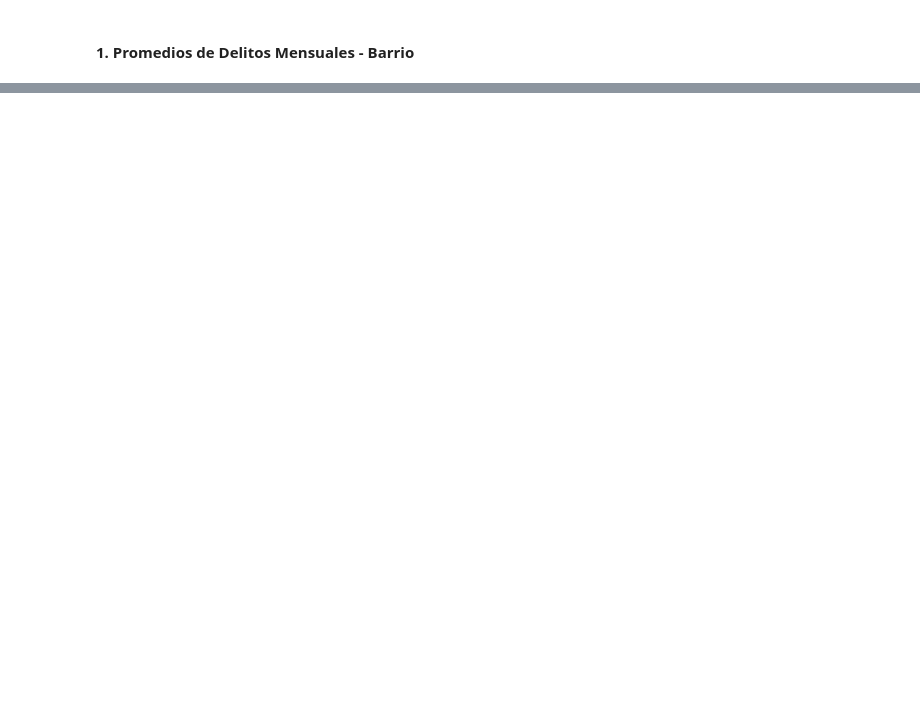
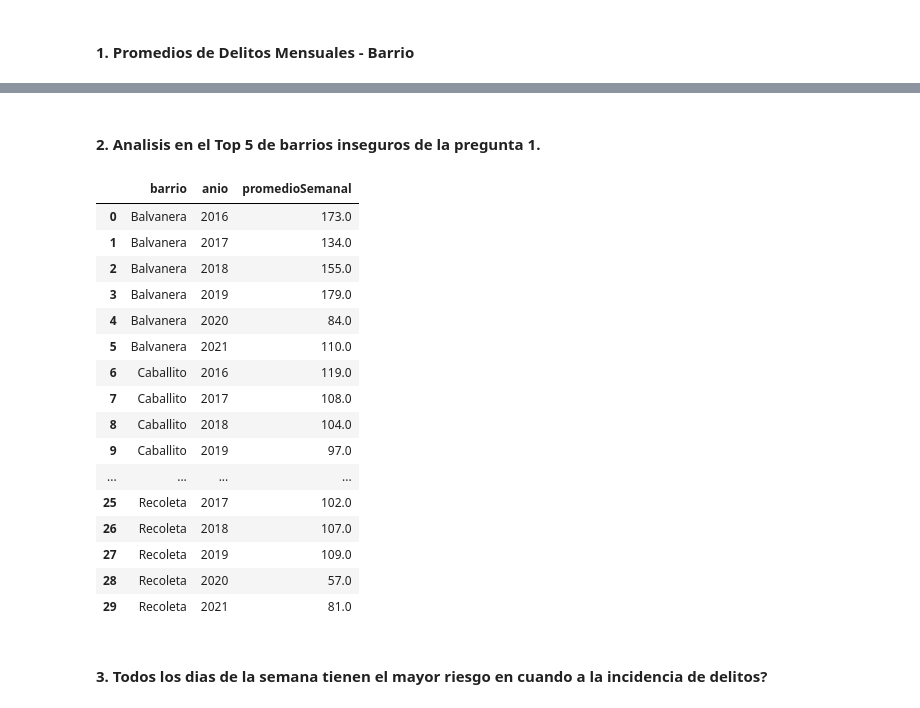
Before and after one commit to ctalamilla/analitica_delitos, a Jupyter notebook: delitos_etl.ipynb, the cells around one changed output, grey strips where cells are left out. Drawn from its saved outputs; the diff is of its cells as text; code cells hidden in the pictures; blank space fills up the shorter version.

```diff
--- a/delitos_etl.ipynb
+++ b/delitos_etl.ipynb
@@ -390,0 +358,26 @@ ggplot() +
+# %% [markdown]
+#### 2. Analisis en el Top 5 de barrios inseguros de la pregunta 1.
+# %%
+#2. Durante la pandemia el numero de delitos semanales disminuyo? En que magnitud? Analisis en el Top 5 de barrios inseguros de la pregunta 1.
+consulta2 =  "select barrio, anio, round(avg(numeroDelitoSemana), 0) as promedioSemanal from(select barrio, anio,  semana, count(*) as numeroDelitoSemana from delitos d where barrio in ('Palermo', 'Balvanera', 'Flores', 'Recoleta', 'Caballito') group by barrio, semana, anio) as resumensemana group by barrio, anio order by barrio, anio;"
+# %%
+con2 = pd.read_sql_query(consulta2, conn)
+con2
+# %% [output]
+|  | barrio | anio | promedioSemanal |
+| 0 | Balvanera | 2016 | 173.0 |
+| 1 | Balvanera | 2017 | 134.0 |
+| 2 | Balvanera | 2018 | 155.0 |
+| 3 | Balvanera | 2019 | 179.0 |
+| 4 | Balvanera | 2020 | 84.0 |
+| 5 | Balvanera | 2021 | 110.0 |
+| 6 | Caballito | 2016 | 119.0 |
+| 7 | Caballito | 2017 | 108.0 |
+| 8 | Caballito | 2018 | 104.0 |
+| 9 | Caballito | 2019 | 97.0 |
+| ... | ... | ... | ... |
+| 25 | Recoleta | 2017 | 102.0 |
+| 26 | Recoleta | 2018 | 107.0 |
+| 27 | Recoleta | 2019 | 109.0 |
+| 28 | Recoleta | 2020 | 57.0 |
+| 29 | Recoleta | 2021 | 81.0 |
@@ -390,0 +392,2 @@ ggplot() +
+# %% [markdown]
+#### 3. Todos los dias de la semana tienen el mayor riesgo en cuando a la incidencia de delitos?
```
Also changed, not shown: parts of 30 cells of this notebook, 1 other file.
